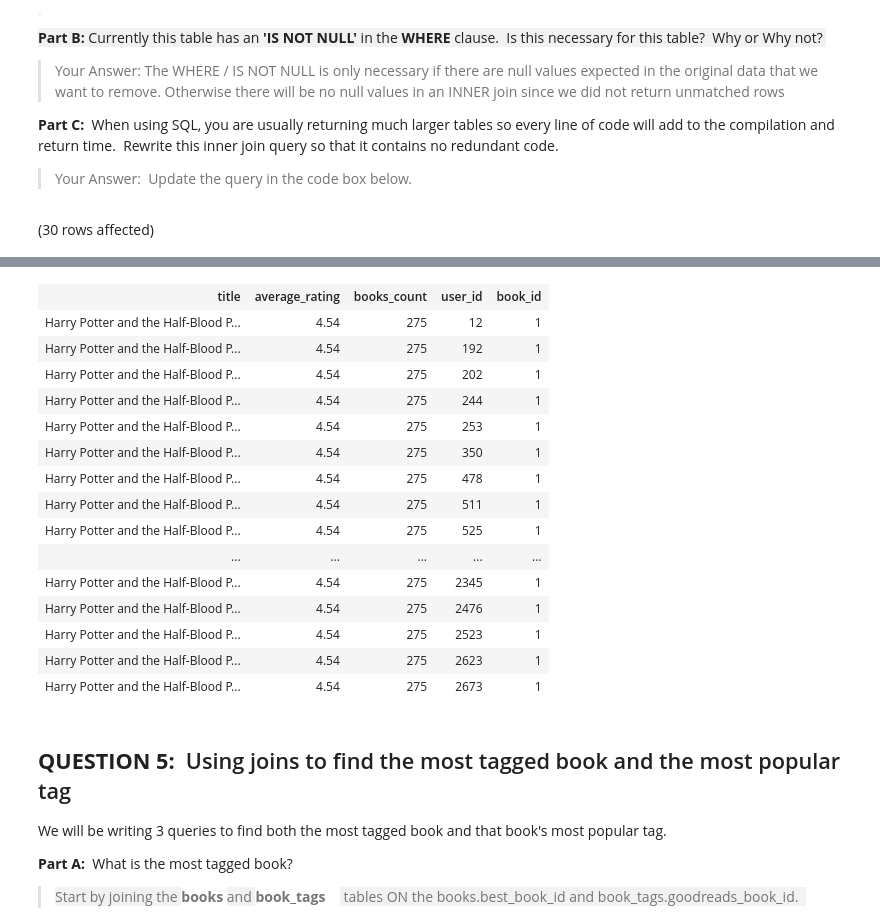
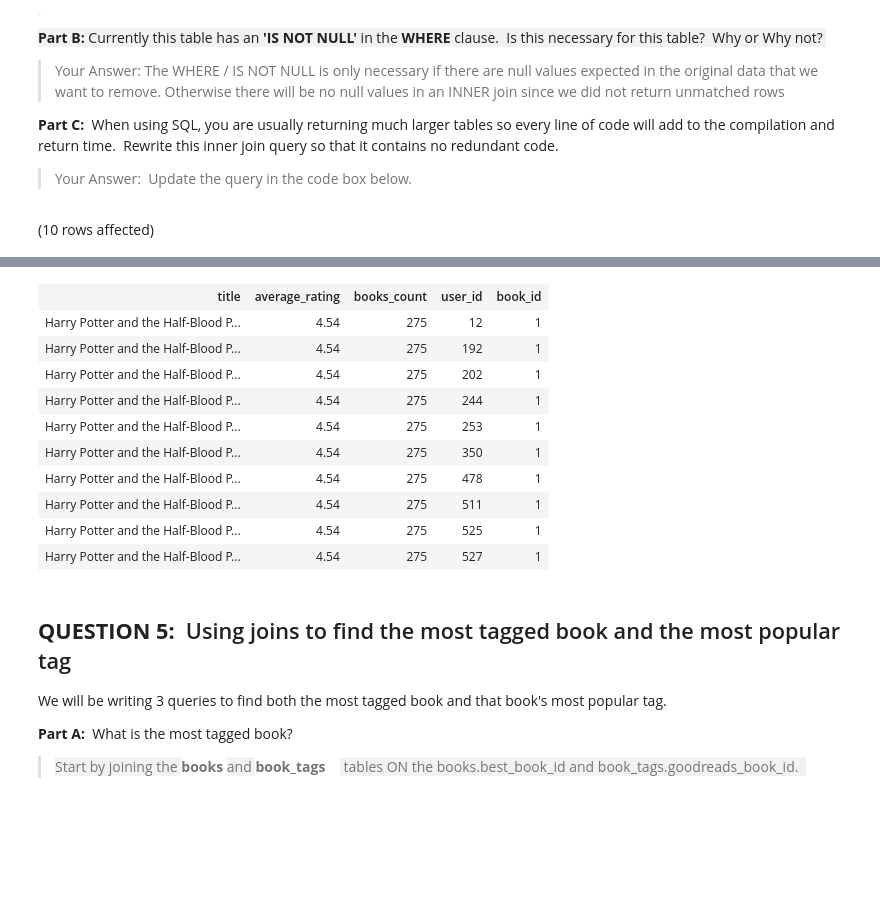
Before and after one commit to ashleyfina/SQL-Part-3-Exercises, a Jupyter notebook: SQL-Part-3-Exercises/Notebook-1.ipynb, the cells around one changed output, grey strips where cells are left out. Cells and saved outputs as stored; diff of their text form; code cells hidden in the pictures; blank space fills up the shorter version.

```diff
--- a/SQL-Part-3-Exercises/Notebook-1.ipynb
+++ b/SQL-Part-3-Exercises/Notebook-1.ipynb
@@ -168,10 +148,10 @@ You will need to uncomment the Query to answer the question.
 # %%
 
 -- INNER JOIN
-SELECT TOP 30 b.title, b.average_rating, b.books_count,tr.user_id, tr.book_id
+SELECT TOP 10 b.title, b.average_rating, b.books_count,tr.user_id, tr.book_id
 FROM BooksDB.dbo.books AS b
 INNER JOIN BooksDB.dbo.to_read AS tr
 ON b.book_id = tr.book_id
 ORDER BY tr.book_id;
 # %% [output]
-(30 rows affected)
+(10 rows affected)
@@ -179,19 +159,14 @@ Total execution time: 00:00:00.322
 | title | average_rating | books_count | user_id | book_id |
 | Harry Potter and the Half-Blood P... | 4.54 | 275 | 12 | 1 |
 | Harry Potter and the Half-Blood P... | 4.54 | 275 | 192 | 1 |
 | Harry Potter and the Half-Blood P... | 4.54 | 275 | 202 | 1 |
 | Harry Potter and the Half-Blood P... | 4.54 | 275 | 244 | 1 |
 | Harry Potter and the Half-Blood P... | 4.54 | 275 | 253 | 1 |
 | Harry Potter and the Half-Blood P... | 4.54 | 275 | 350 | 1 |
 | Harry Potter and the Half-Blood P... | 4.54 | 275 | 478 | 1 |
 | Harry Potter and the Half-Blood P... | 4.54 | 275 | 511 | 1 |
 | Harry Potter and the Half-Blood P... | 4.54 | 275 | 525 | 1 |
-| ... | ... | ... | ... | ... |
-| Harry Potter and the Half-Blood P... | 4.54 | 275 | 2345 | 1 |
-| Harry Potter and the Half-Blood P... | 4.54 | 275 | 2476 | 1 |
-| Harry Potter and the Half-Blood P... | 4.54 | 275 | 2523 | 1 |
-| Harry Potter and the Half-Blood P... | 4.54 | 275 | 2623 | 1 |
-| Harry Potter and the Half-Blood P... | 4.54 | 275 | 2673 | 1 |
+| Harry Potter and the Half-Blood P... | 4.54 | 275 | 527 | 1 |
 # %% [markdown]
 ## **QUESTION 5:**  Using joins to find the most tagged book and the most popular tag
 
```
Also changed, not shown: parts of 8 cells of this notebook.
